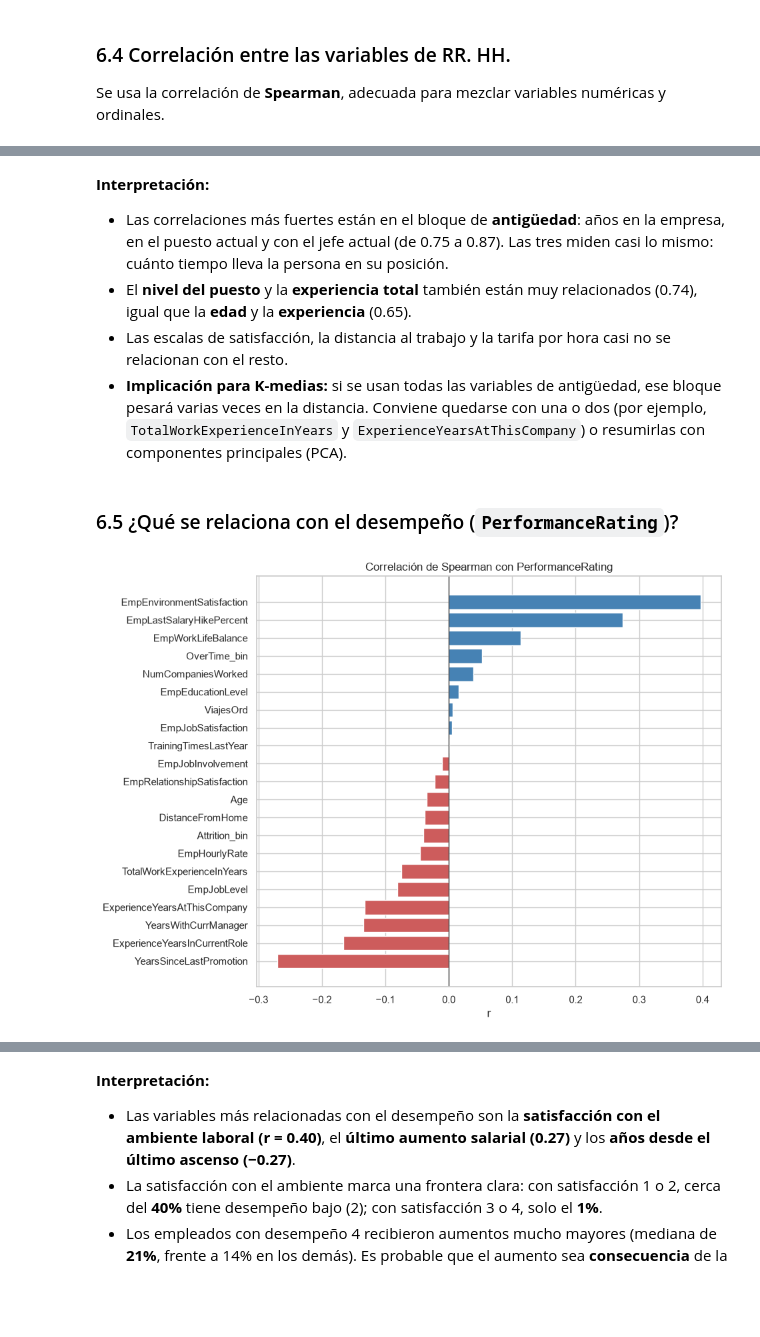
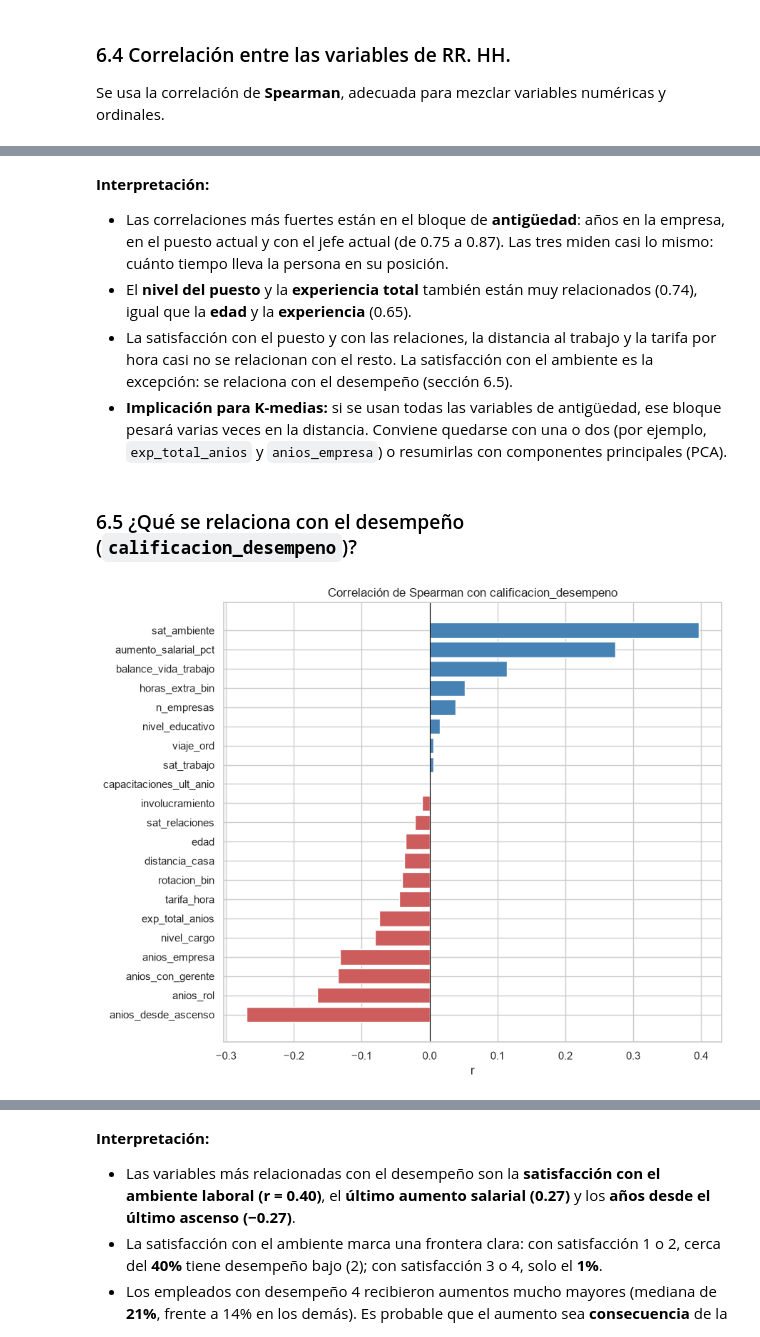
Before and after one commit to jeriel169017-a11y/Mineria-1, a Jupyter notebook: 02_Diccionario_EDA_Agentes_Ventas.ipynb, the cells around one changed output, grey strips where cells are left out. Drawn from its saved outputs; the diff is of its cells as text; code cells hidden in the pictures; blank space fills up the shorter version.

```diff
--- a/02_Diccionario_EDA_Agentes_Ventas.ipynb
+++ b/02_Diccionario_EDA_Agentes_Ventas.ipynb
@@ -33,5 +35,5 @@ Cada fila es un **empleado** de la empresa, con sus datos demográficos, su pues
 # %%
-df = pd.read_csv("Employee_Performance_Imputed_Distribution.csv")
+df = pd.read_csv("empleados_limpio.csv")
 print(f"Registros: {df.shape[0]}  |  Variables: {df.shape[1]}")
 df.head()
 # %% [output]
@@ -298,0 +311,17 @@ Numéricas de RR. HH.: 11 | Ordinales: 8 | Nominales: 7 | Comerciales: 12
+# %%
+datos = df.copy()
+
+numericas_rrhh = ["edad", "distancia_casa", "tarifa_hora", "n_empresas", "aumento_salarial_pct",
+                  "exp_total_anios", "capacitaciones_ult_anio", "anios_empresa",
+                  "anios_rol", "anios_desde_ascenso", "anios_con_gerente"]
+ordinales = ["nivel_educativo", "sat_ambiente", "involucramiento", "nivel_cargo",
+             "sat_trabajo", "sat_relaciones", "balance_vida_trabajo", "calificacion_desempeno"]
+nominales = ["genero", "estado_civil", "area_estudio", "departamento",
+             "frecuencia_viaje", "horas_extra", "rotacion"]
+comerciales = ["contactos_dia", "demos_dia", "tiempo_interaccion_seg", "ventas_dia", "valor_venta_prom", "feedback_cliente",
+               "salario_anual", "tasa_conversion", "pct_ventas_alto_valor", "interacciones_por_cliente",
+               "conocimiento_producto", "prop_clientes_m_vs_f"]
+
+print(f"Numéricas de RR. HH.: {len(numericas_rrhh)} | Ordinales: {len(ordinales)} | "
+      f"Nominales: {len(nominales)} | Comerciales: {len(comerciales)}")
+datos[["horas_extra", "horas_extra_bin", "rotacion", "rotacion_bin", "frecuencia_viaje", "viaje_ord"]].head()
@@ -394,10 +431,10 @@ plt.show()
 # %%
-puestos = datos["EmpJobRole"].value_counts().sort_values()
+puestos = datos["cargo"].value_counts().sort_values()
 plt.figure(figsize=(10, 7))
 plt.barh(puestos.index, puestos.values, color="steelblue")
 for i, valor in enumerate(puestos.values):
     plt.text(valor + 2, i, str(valor), va="center", fontsize=9)
-plt.title("Empleados por puesto (EmpJobRole)")
+plt.title("Empleados por puesto (cargo)")
 plt.xlabel("Cantidad")
 plt.show()
 # %% [output]
@@ -417,7 +454,7 @@ plt.show()
 
 Se usa la correlación de **Spearman**, adecuada para mezclar variables numéricas y ordinales.
 # %%
-variables_rrhh = numericas_rrhh + ordinales + ["ViajesOrd", "OverTime_bin", "Attrition_bin"]
+variables_rrhh = numericas_rrhh + ordinales + ["viaje_ord", "horas_extra_bin", "rotacion_bin"]
 correlacion_rrhh = datos[variables_rrhh].corr(method="spearman")
 mascara = np.triu(np.ones_like(correlacion_rrhh, dtype=bool), k=1)
 plt.figure(figsize=(15, 12))
@@ -447,20 +484,20 @@ pares.abs().sort_values(ascending=False).head(10).round(2).to_frame("|r| de Spea
 
 - Las correlaciones más fuertes están en el bloque de **antigüedad**: años en la empresa, en el puesto actual y con el jefe actual (de 0.75 a 0.87). Las tres miden casi lo mismo: cuánto tiempo lleva la persona en su posición.
 - El **nivel del puesto** y la **experiencia total** también están muy relacionados (0.74), igual que la **edad** y la **experiencia** (0.65).
-- Las escalas de satisfacción, la distancia al trabajo y la tarifa por hora casi no se relacionan con el resto.
-- **Implicación para K-medias:** si se usan todas las variables de antigüedad, ese bloque pesará varias veces en la distancia. Conviene quedarse con una o dos (por ejemplo, `TotalWorkExperienceInYears` y `ExperienceYearsAtThisCompany`) o resumirlas con componentes principales (PCA).
+- La satisfacción con el puesto y con las relaciones, la distancia al trabajo y la tarifa por hora casi no se relacionan con el resto. La satisfacción con el ambiente es la excepción: se relaciona con el desempeño (sección 6.5).
+- **Implicación para K-medias:** si se usan todas las variables de antigüedad, ese bloque pesará varias veces en la distancia. Conviene quedarse con una o dos (por ejemplo, `exp_total_anios` y `anios_empresa`) o resumirlas con componentes principales (PCA).
 # %% [markdown]
-### 6.5 ¿Qué se relaciona con el desempeño (`PerformanceRating`)?
+### 6.5 ¿Qué se relaciona con el desempeño (`calificacion_desempeno`)?
 # %%
-correlacion_desempeno = correlacion_rrhh["PerformanceRating"].drop("PerformanceRating").sort_values()
+correlacion_desempeno = correlacion_rrhh["calificacion_desempeno"].drop("calificacion_desempeno").sort_values()
 colores = ["indianred" if valor < 0 else "steelblue" for valor in correlacion_desempeno]
 plt.figure(figsize=(9, 8))
 plt.barh(correlacion_desempeno.index, correlacion_desempeno.values, color=colores)
 plt.axvline(0, color="black", linewidth=0.8)
-plt.title("Correlación de Spearman con PerformanceRating")
+plt.title("Correlación de Spearman con calificacion_desempeno")
 plt.xlabel("r")
 plt.show()
 # %% [output]
-[figure, old version]
+[figure, new version]
 # %%
 fig, ejes = plt.subplots(1, 3, figsize=(18, 5))
```
Also changed, not shown: parts of 44 cells of this notebook, 6 other files.
